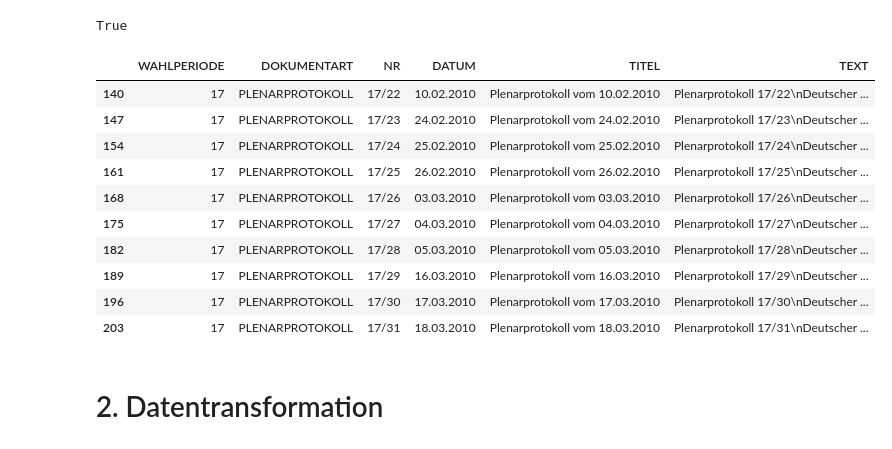
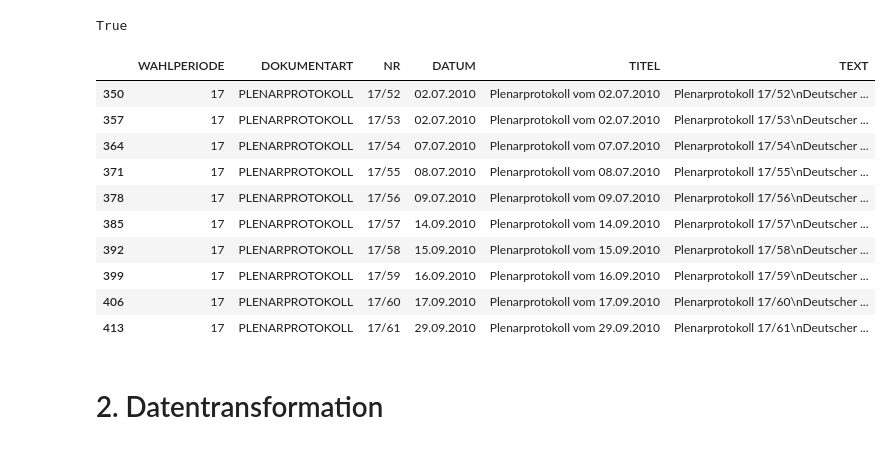
Before and after one commit to Depoise/MuessenWirUeberlegen, a Jupyter notebook: gender_bias2.ipynb, the cells around one changed output. Cells and saved outputs as stored; diff of their text form; code cells hidden in the pictures.

```diff
--- a/gender_bias2.ipynb
+++ b/gender_bias2.ipynb
@@ -76,35 +76,35 @@ pd.options.display.max_colwidth = 200
 # %%
 # read xml files
 folder_path = "data"
 files_in_folder = os.listdir(folder_path)
 
 result = []
 for file in files_in_folder:
     soup = BeautifulSoup(open(folder_path + "/" + file, "r", encoding="utf-8"), "xml")
     d = {}
     for tag in soup.find_all(recursive=True):
         d[tag.name] = tag.get_text(strip=True)
         result.append(d)
 
 #write in Dataframe
 df = pd.DataFrame(result)
 df = df.drop_duplicates()
 df = df.drop(columns = "DOKUMENT") #delete redundant column
 #df.to_csv("data_protokoll.csv") #write to csv file
-df = df[20:30]
+df = df[50:60]
 df
 # %% [output]
 |  | WAHLPERIODE | DOKUMENTART | NR | DATUM | TITEL | TEXT |
-| 140 | 17 | PLENARPROTOKOLL | 17/22 | 10.02.2010 | Plenarprotokoll vom 10.02.2010 | Plenarprotokoll 17/22\nDeutscher ... |
-| 147 | 17 | PLENARPROTOKOLL | 17/23 | 24.02.2010 | Plenarprotokoll vom 24.02.2010 | Plenarprotokoll 17/23\nDeutscher ... |
-| 154 | 17 | PLENARPROTOKOLL | 17/24 | 25.02.2010 | Plenarprotokoll vom 25.02.2010 | Plenarprotokoll 17/24\nDeutscher ... |
-| 161 | 17 | PLENARPROTOKOLL | 17/25 | 26.02.2010 | Plenarprotokoll vom 26.02.2010 | Plenarprotokoll 17/25\nDeutscher ... |
-| 168 | 17 | PLENARPROTOKOLL | 17/26 | 03.03.2010 | Plenarprotokoll vom 03.03.2010 | Plenarprotokoll 17/26\nDeutscher ... |
-| 175 | 17 | PLENARPROTOKOLL | 17/27 | 04.03.2010 | Plenarprotokoll vom 04.03.2010 | Plenarprotokoll 17/27\nDeutscher ... |
-| 182 | 17 | PLENARPROTOKOLL | 17/28 | 05.03.2010 | Plenarprotokoll vom 05.03.2010 | Plenarprotokoll 17/28\nDeutscher ... |
-| 189 | 17 | PLENARPROTOKOLL | 17/29 | 16.03.2010 | Plenarprotokoll vom 16.03.2010 | Plenarprotokoll 17/29\nDeutscher ... |
-| 196 | 17 | PLENARPROTOKOLL | 17/30 | 17.03.2010 | Plenarprotokoll vom 17.03.2010 | Plenarprotokoll 17/30\nDeutscher ... |
-| 203 | 17 | PLENARPROTOKOLL | 17/31 | 18.03.2010 | Plenarprotokoll vom 18.03.2010 | Plenarprotokoll 17/31\nDeutscher ... |
+| 350 | 17 | PLENARPROTOKOLL | 17/52 | 02.07.2010 | Plenarprotokoll vom 02.07.2010 | Plenarprotokoll 17/52\nDeutscher ... |
+| 357 | 17 | PLENARPROTOKOLL | 17/53 | 02.07.2010 | Plenarprotokoll vom 02.07.2010 | Plenarprotokoll 17/53\nDeutscher ... |
+| 364 | 17 | PLENARPROTOKOLL | 17/54 | 07.07.2010 | Plenarprotokoll vom 07.07.2010 | Plenarprotokoll 17/54\nDeutscher ... |
+| 371 | 17 | PLENARPROTOKOLL | 17/55 | 08.07.2010 | Plenarprotokoll vom 08.07.2010 | Plenarprotokoll 17/55\nDeutscher ... |
+| 378 | 17 | PLENARPROTOKOLL | 17/56 | 09.07.2010 | Plenarprotokoll vom 09.07.2010 | Plenarprotokoll 17/56\nDeutscher ... |
+| 385 | 17 | PLENARPROTOKOLL | 17/57 | 14.09.2010 | Plenarprotokoll vom 14.09.2010 | Plenarprotokoll 17/57\nDeutscher ... |
+| 392 | 17 | PLENARPROTOKOLL | 17/58 | 15.09.2010 | Plenarprotokoll vom 15.09.2010 | Plenarprotokoll 17/58\nDeutscher ... |
+| 399 | 17 | PLENARPROTOKOLL | 17/59 | 16.09.2010 | Plenarprotokoll vom 16.09.2010 | Plenarprotokoll 17/59\nDeutscher ... |
+| 406 | 17 | PLENARPROTOKOLL | 17/60 | 17.09.2010 | Plenarprotokoll vom 17.09.2010 | Plenarprotokoll 17/60\nDeutscher ... |
+| 413 | 17 | PLENARPROTOKOLL | 17/61 | 29.09.2010 | Plenarprotokoll vom 29.09.2010 | Plenarprotokoll 17/61\nDeutscher ... |
 # %%
 '''
 import xml.etree.ElementTree as et
```
Also changed, not shown: parts of 7 cells of this notebook.
